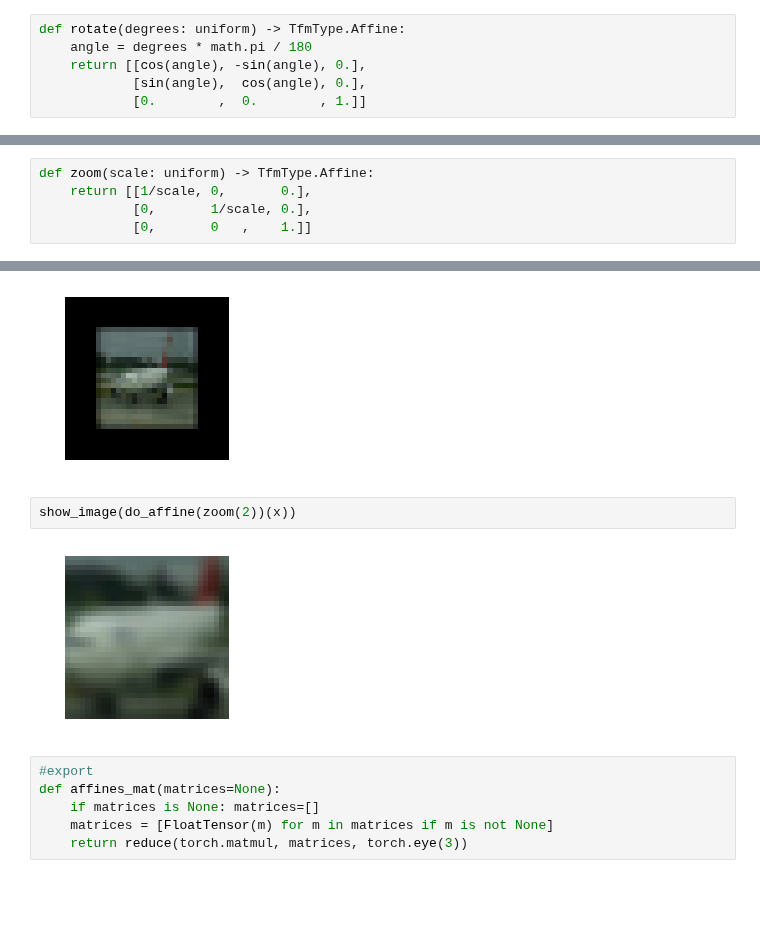
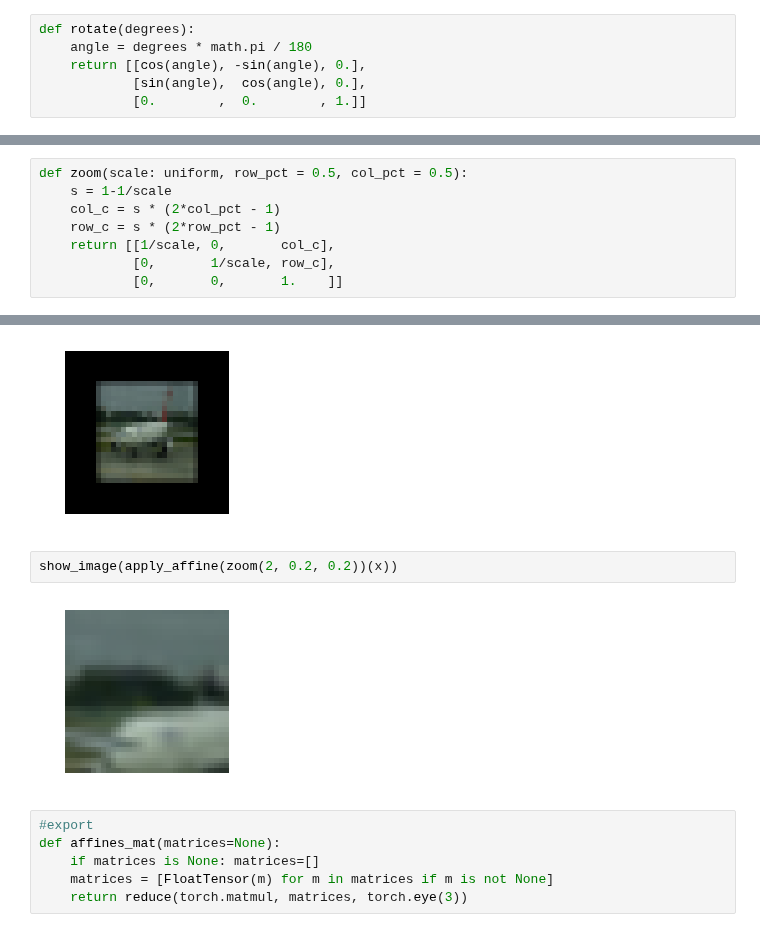
Before and after one commit to fastai/fastai_old, a Jupyter notebook: dev_nb/002_images.ipynb, the cells around one changed output, grey strips where cells are left out. Drawn from its saved outputs; the diff is of its cells as text; blank space fills up the shorter version.

```diff
--- a/dev_nb/002_images.ipynb
+++ b/dev_nb/002_images.ipynb
@@ -395,7 +384,7 @@ def affine_grid(x, matrix, size=None):
     elif isinstance(size, int): size=(x.size(0), size, size)
     return F.affine_grid(matrix[None,:2], torch.Size((1,)+size))
 # %%
-def rotate(degrees: uniform) -> TfmType.Affine:
+def rotate(degrees):
     angle = degrees * math.pi / 180
     return [[cos(angle), -sin(angle), 0.],
             [sin(angle),  cos(angle), 0.],
@@ -417,11 +406,14 @@ def apply_affine(m=None, func=None):
         if func is not None: c = func(c)
         return grid_sample(img, c, **kwargs)
     return _inner
-# %%
-def zoom(scale: uniform) -> TfmType.Affine:
-    return [[1/scale, 0,       0.],
-            [0,       1/scale, 0.],
-            [0,       0   ,    1.]]
+# %%
+def zoom(scale: uniform, row_pct = 0.5, col_pct = 0.5):
+    s = 1-1/scale
+    col_c = s * (2*col_pct - 1)
+    row_c = s * (2*row_pct - 1)
+    return [[1/scale, 0,       col_c],
+            [0,       1/scale, row_c],
+            [0,       0,       1.    ]]
 # %%
 show_image(apply_affine(zoom(0.6))(x))
 # %% [output]
@@ -431,9 +423,9 @@ show_image(apply_affine(zoom(0.6))(x, padding_mode='zeros'))
 # %% [output]
 [figure]
 # %%
-show_image(do_affine(zoom(2))(x))
+show_image(apply_affine(zoom(2, 0.2, 0.2))(x))
 # %% [output]
-[figure, old version]
+[figure, new version]
 # %%
 #export
 def affines_mat(matrices=None):
```
Also changed, not shown: parts of 37 cells of this notebook, 5 other files.
